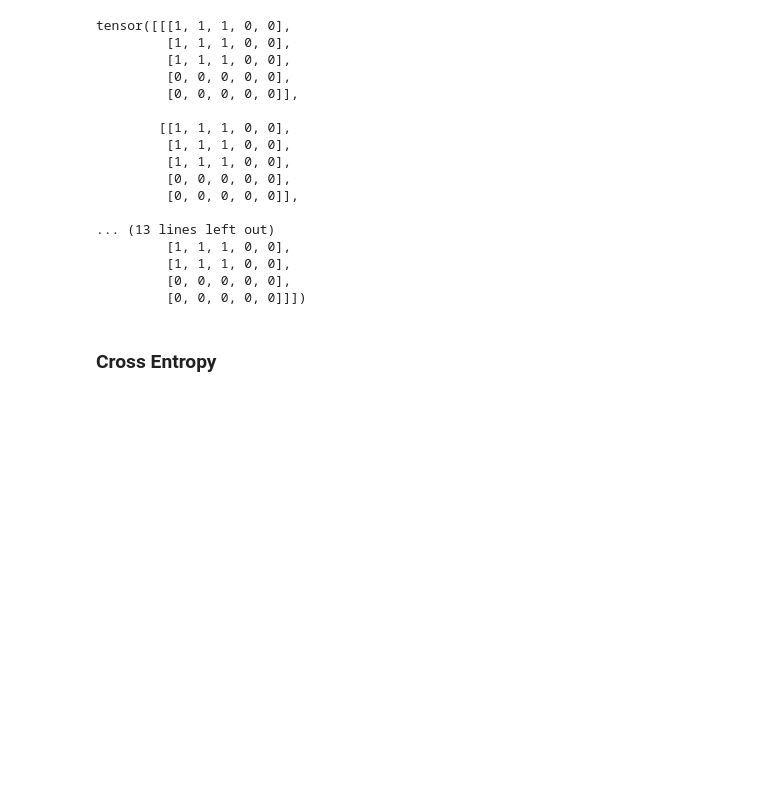
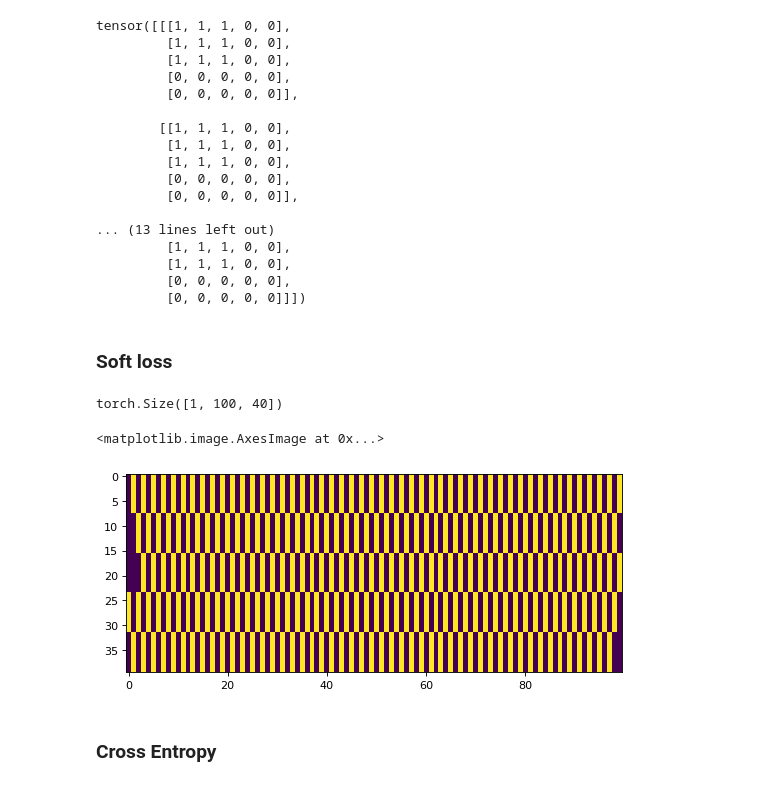
Before and after one commit to GeoffreyFrost/code-switched-language-diarization, a Jupyter notebook: notebooks/model_tinker.ipynb, the cells around one changed output. Saved outputs shown, nothing was run; the diff lists cells and outputs as text; code cells hidden in the pictures; blank space fills up the shorter version.

Commit message:
Add soft loss context

```diff
--- a/notebooks/model_tinker.ipynb
+++ b/notebooks/model_tinker.ipynb
@@ -36,9 +38,6 @@ waveform2, sample_rate = torchaudio.load(audio_path)
 waveforms = pad_sequence([waveform1.reshape(-1, 1), waveform2.reshape(-1, 1)], batch_first=True)
 ll = torch.tensor([waveform1.size(1), waveform2.size(1)])
 targets = pad_sequence([tgts1.reshape(-1, 1), tgts2.reshape(-1, 1,)], padding_value=0, batch_first=True).squeeze()
-# %%
-x, lengths = model.backbone.feature_extractor(waveforms.squeeze(), ll)
-x = model.backbone.encoder.extract_features(x, lengths)
 # %%
 v1 = torch.tensor([1,1,1,0,0]).unsqueeze(dim=-1).repeat(5, 1, 1)
 v2 = torch.tensor([1,1,1,0,0]).unsqueeze(dim=-1).repeat(5, 1, 1)
@@ -65,6 +64,37 @@ tensor([[[1, 1, 1, 0, 0],
          [0, 0, 0, 0, 0]]])
 # %%
 y_hat, lengths = model.forward(waveforms.squeeze(), ll)
+# %% [markdown]
+### Soft loss
+# %%
+def cat_neighbors_for_soft_loss(x, soft_loss_context):
+
+    x_l = torch.zeros_like(x).repeat(1, 1, soft_loss_context)
+    x_r = torch.zeros_like(x).repeat(1, 1, soft_loss_context)
+
+    for i in range(soft_loss_context): x_l[:, i+1:, i*x.size(-1):(i+1)*x.size(-1)] = x[:, :-(i+1), :]
+    for i in range(soft_loss_context): x_r[:, :-(i+1), i*x.size(-1):(i+1)*x.size(-1)] = x[:, i+1:, :]
+
+    return torch.cat([x, x_l, x_r], dim=-1)
+# %%
+x = torch.ones(1,100,8) - 2
+x[:, 1::2, :] = 1
+x[:, 1::3, :] = 0
+x = cat_neighbors_for_soft_loss(x, 2)
+# %%
+print(x.shape)
+# %% [output]
+torch.Size([1, 100, 40])
+# %%
+import matplotlib.pyplot as plt
+
+from matplotlib.pyplot import figure
+
+figure(figsize=(8, 6), dpi=80)
+plt.imshow(x[0].T)
+# %% [output]
+<matplotlib.image.AxesImage at 0x...>
+[figure, added]
 # %% [markdown]
 ### Cross Entropy
 # %%
```
Also changed, not shown: parts of 5 cells of this notebook, 4 other files.
